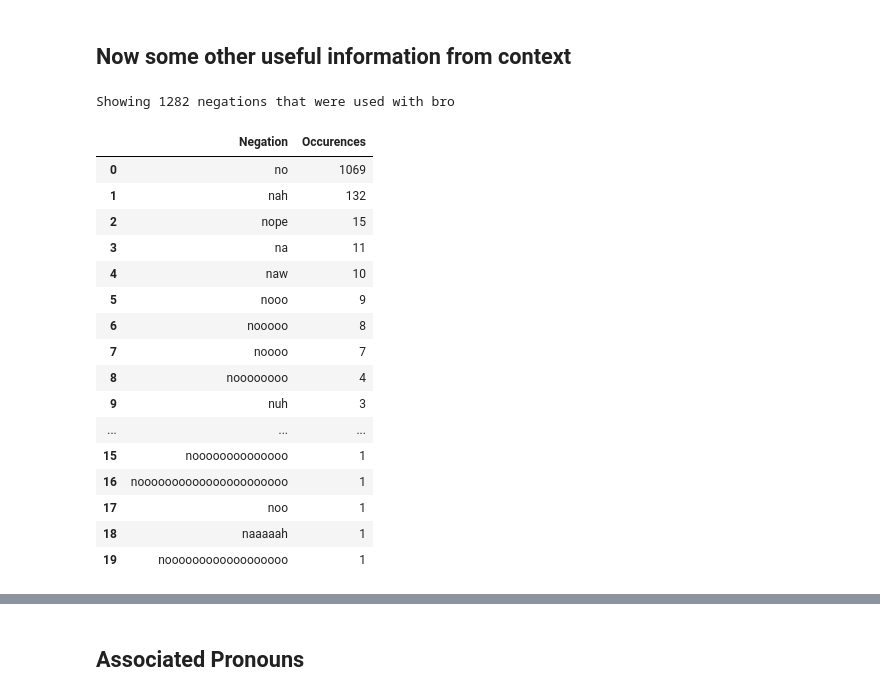
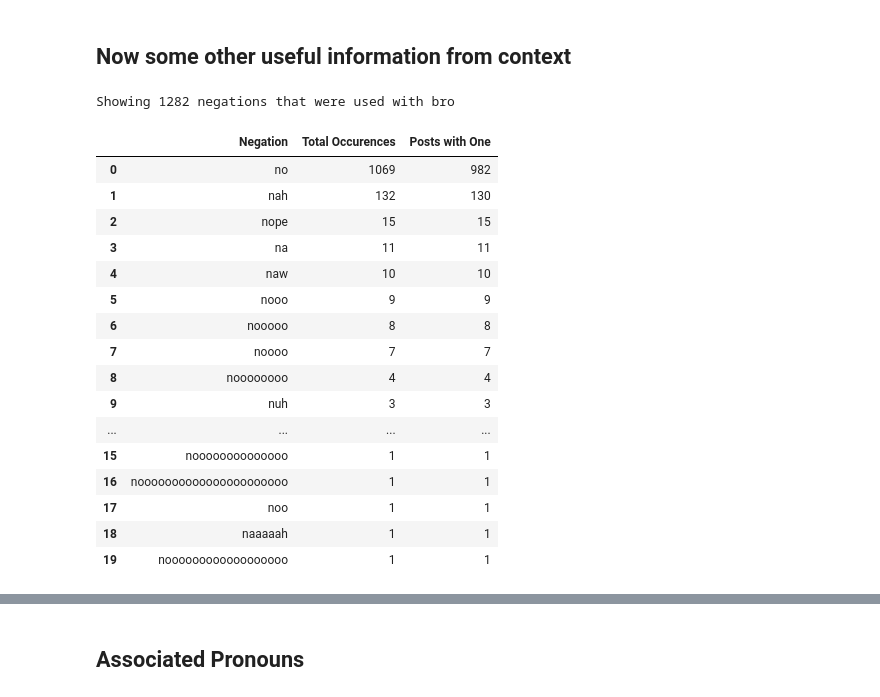
Before and after one commit to paceaux/social-pronouns, a Jupyter notebook: bro.ipynb, the cells around one changed output, grey strips where cells are left out. Cells and saved outputs as stored; diff of their text form; code cells hidden in the pictures.

Commit message:
adds columns to show total occurences vs rows containing

```diff
--- a/bro.ipynb
+++ b/bro.ipynb
@@ -198,30 +198,31 @@ total_affirmations =  sum( v for k,v in affirmations.items() )
 total_profanities = sum( v for k,v in affirmations.items() )
 total_emojis = sum(v for k,v in emojis.items() )
 # %%
-
-neg_table = pd.DataFrame(negations.items(), columns=['Negation', 'Occurences'])
-neg_table.sort_values("Occurences", axis=0, ascending=False, inplace=True)
+negation_density = get_instance_dict(negations.keys(), pronoun_rows)
+neg_table = pd.DataFrame(negations.items(), columns=['Negation', 'Total Occurences'])
+neg_table.sort_values("Total Occurences", axis=0, ascending=False, inplace=True)
 nt = neg_table.reset_index(drop=True)
 
+nt['Posts with One'] = nt['Negation'].map(negation_density)
 nt.style\
     .set_caption(f"Showing {total_negations} negations that were used with {pronoun}")
 # %% [output]
 Showing 1282 negations that were used with bro
-|  | Negation | Occurences |
-| 0 | no | 1069 |
-| 1 | nah | 132 |
-| 2 | nope | 15 |
-| 3 | na | 11 |
-| 4 | naw | 10 |
-| 5 | nooo | 9 |
-| 6 | nooooo | 8 |
-| 7 | noooo | 7 |
-| 8 | noooooooo | 4 |
-| 9 | nuh | 3 |
-| ... | ... | ... |
-| 15 | noooooooooooooo | 1 |
-| 16 | noooooooooooooooooooooo | 1 |
-| 17 | noo | 1 |
-| 18 | naaaaah | 1 |
-| 19 | noooooooooooooooooo | 1 |
+|  | Negation | Total Occurences | Posts with One |
+| 0 | no | 1069 | 982 |
+| 1 | nah | 132 | 130 |
+| 2 | nope | 15 | 15 |
+| 3 | na | 11 | 11 |
+| 4 | naw | 10 | 10 |
+| 5 | nooo | 9 | 9 |
+| 6 | nooooo | 8 | 8 |
+| 7 | noooo | 7 | 7 |
+| 8 | noooooooo | 4 | 4 |
+| 9 | nuh | 3 | 3 |
+| ... | ... | ... | ... |
+| 15 | noooooooooooooo | 1 | 1 |
+| 16 | noooooooooooooooooooooo | 1 | 1 |
+| 17 | noo | 1 | 1 |
+| 18 | naaaaah | 1 | 1 |
+| 19 | noooooooooooooooooo | 1 | 1 |
 # %%
```
Also changed, not shown: parts of 6 cells of this notebook, 1 other file.
